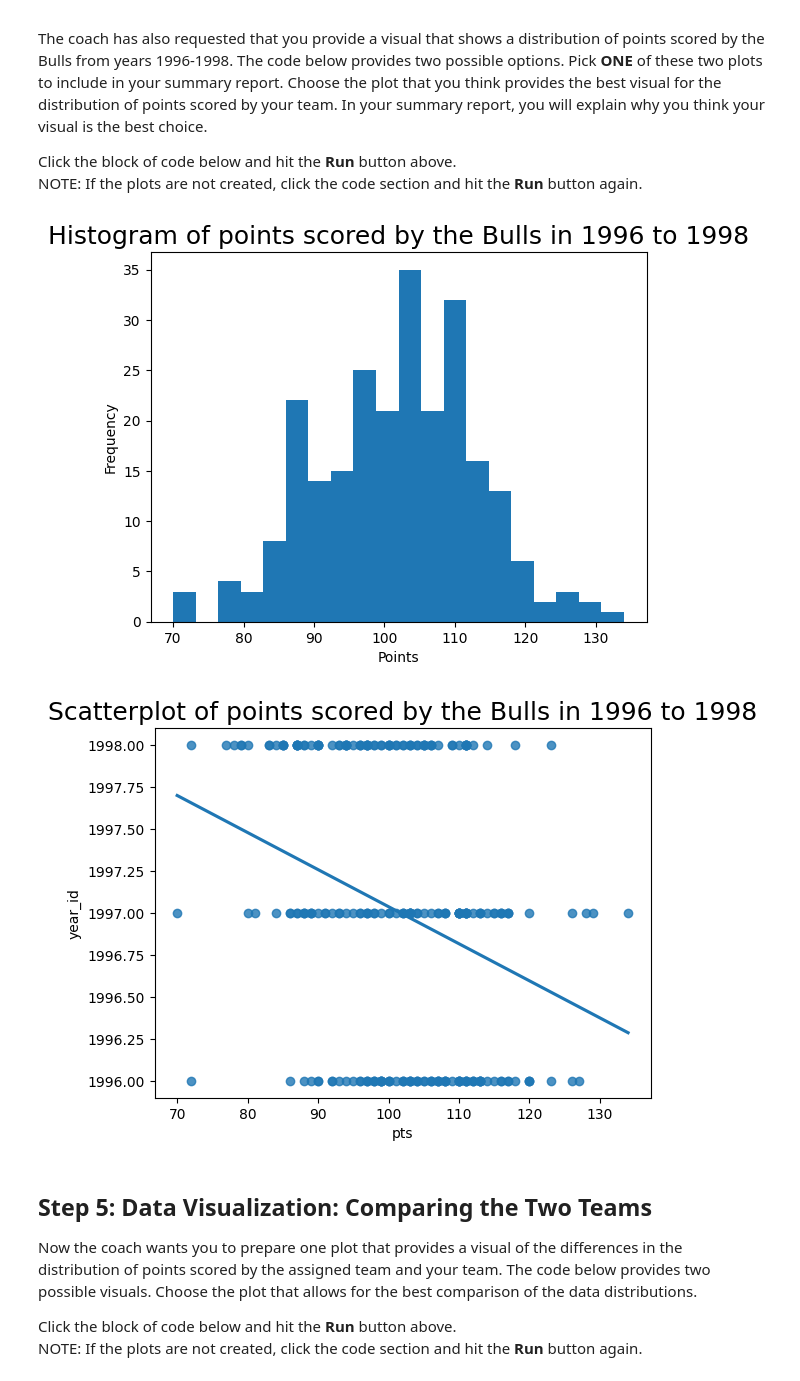
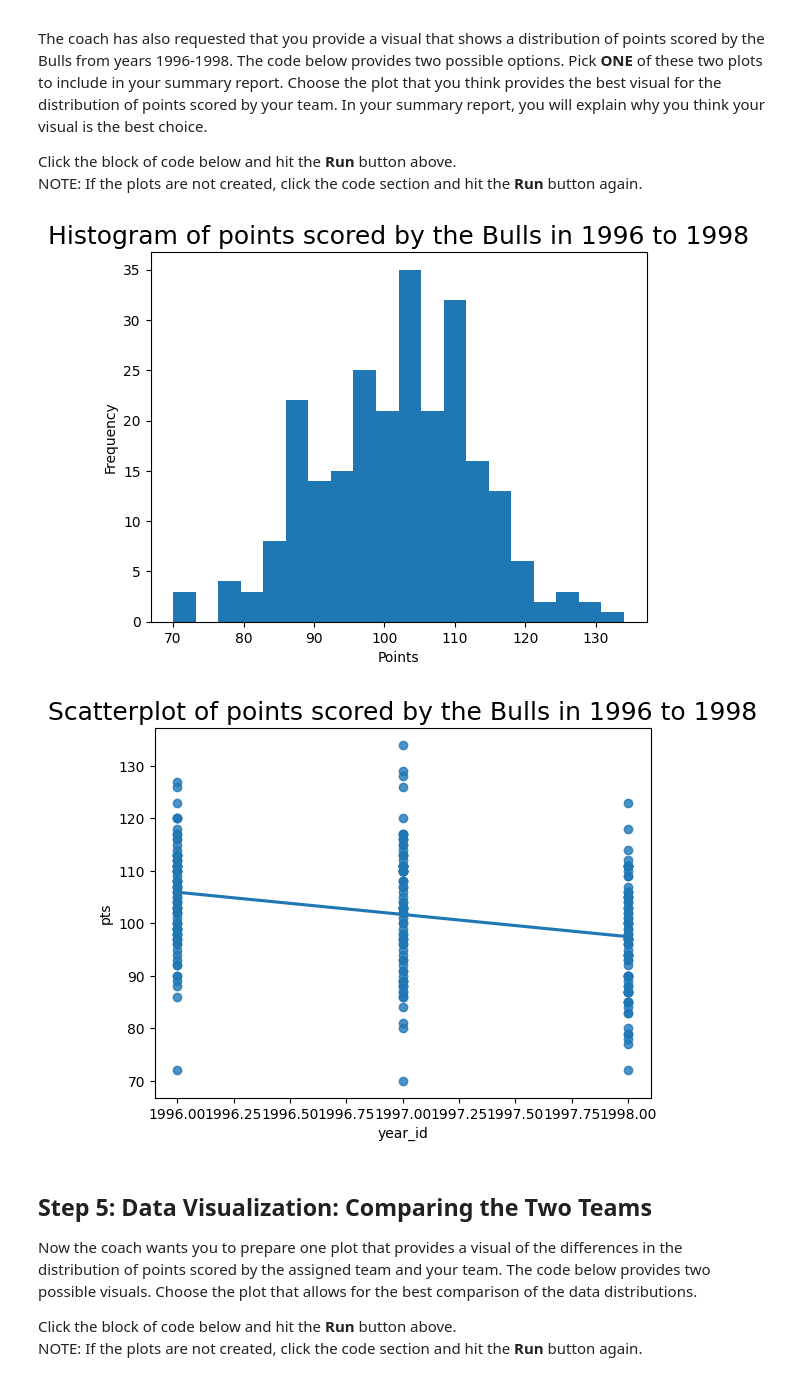
Before and after one commit to Triscuit2311/SNHU-Portfolios, a Jupyter notebook: MAT243/MOD3/Project 1/Project One Jupyter Script.ipynb, the cells around one changed output. Cells and saved outputs as stored; diff of their text form; code cells hidden in the pictures.

```diff
--- a/MAT243/MOD3/Project 1/Project One Jupyter Script.ipynb
+++ b/MAT243/MOD3/Project 1/Project One Jupyter Script.ipynb
@@ -136,21 +136,21 @@ NOTE: If the plots are not created, click the code section and hit the **Run** b
 # %%
 import seaborn as sns
 
 # Histogram
 fig, ax = plt.subplots()
 plt.hist(assigned_team_df['pts'], bins=20)
 plt.title('Histogram of points scored by the Bulls in 1996 to 1998', fontsize=18)
 ax.set_xlabel('Points')
 ax.set_ylabel('Frequency')
 plt.show()
 
 # Scatterplot
 plt.title('Scatterplot of points scored by the Bulls in 1996 to 1998', fontsize=18)
-sns.regplot(y=assigned_team_df['year_id'], x=assigned_team_df['pts'], ci=None)
+sns.regplot(x=assigned_team_df['year_id'], y=assigned_team_df['pts'], ci=None)
 plt.show()
 # %% [output]
 [figure]
-[figure, old version]
+[figure, new version]
 # %% [markdown]
 ## Step 5: Data Visualization: Comparing the Two Teams
 Now the coach wants you to prepare one plot that provides a visual of the differences in the distribution of points scored by the assigned team and your team. The code below provides two possible visuals. Choose the plot that allows for the best comparison of the data distributions.
```
Also changed, not shown: 5 other files.
